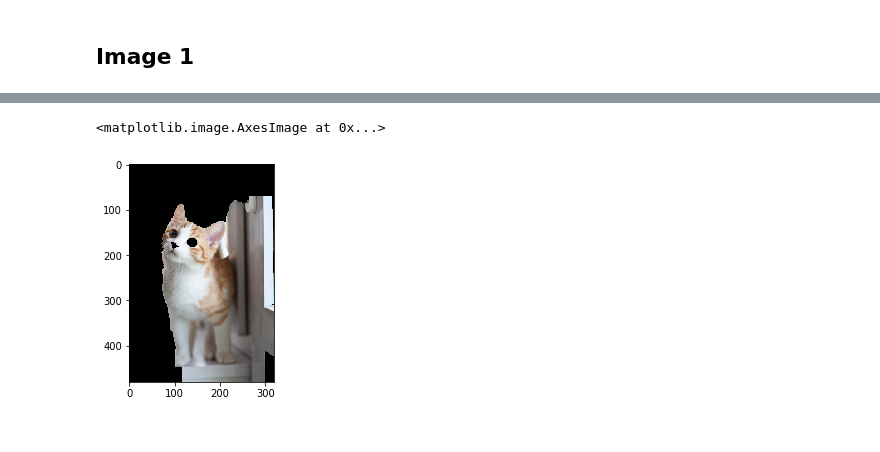
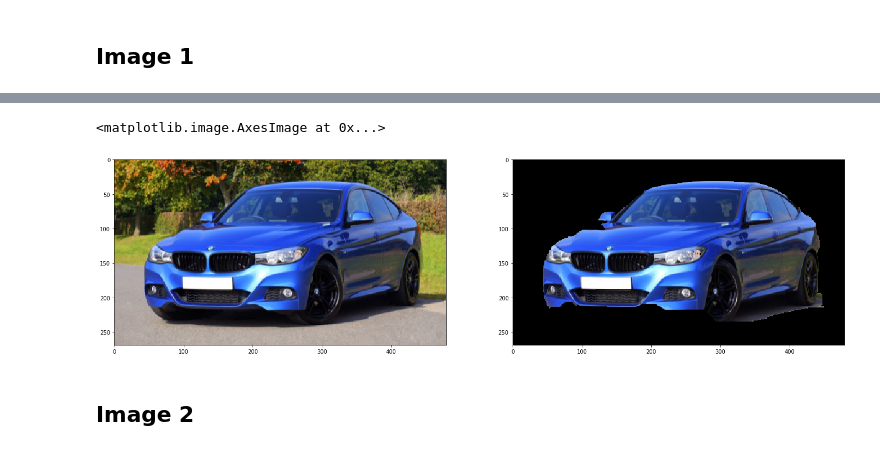
Before and after one commit to AChepurnoi/ucu-computer-vision, a Jupyter notebook: hw2/hw2_3.ipynb, the cells around one changed output, grey strips where cells are left out. Saved outputs shown, nothing was run; the diff lists cells and outputs as text; code cells hidden in the pictures.

Commit message:
Change image output

```diff
--- a/hw2/hw2_3.ipynb
+++ b/hw2/hw2_3.ipynb
@@ -140,15 +20,0 @@ plt.imshow(cv2.cvtColor(img, cv2.COLOR_BGR2RGB))
-# %%
-(w,h) = img.shape[:2]
-mask = np.zeros((w,h),np.uint8)
-mask[100:200, 200:300] = 1
-mask[0:100, 0:50] = 0
-bgdModel = np.zeros((1,65),np.float64)
-fgdModel = np.zeros((1,65),np.float64)
-rect = (70,70,250,450)
-mask, bgdModel, fgdModel = cv2.grabCut(img,mask,rect,bgdModel,fgdModel,5,cv2.GC_INIT_WITH_RECT)
-mask = np.where((mask==2)|(mask==0),0,1).astype('uint8')
-image_segmented = img*mask[:,:,np.newaxis]
-plt.imshow(cv2.cvtColor(image_segmented, cv2.COLOR_BGR2RGB))
-# %% [output]
-<matplotlib.image.AxesImage at 0x...>
-[figure, removed]
@@ -154,0 +24,20 @@ plt.imshow(cv2.cvtColor(image_segmented, cv2.COLOR_BGR2RGB))
+# %%
+(w,h) = img.shape[:2]
+mask = np.zeros((w,h),np.uint8)
+bgdModel = np.zeros((1,65),np.float64)
+fgdModel = np.zeros((1,65),np.float64)
+rect = (25,25,430,210)
+mask, bgdModel, fgdModel = cv2.grabCut(img,mask,rect,bgdModel,fgdModel,15,cv2.GC_INIT_WITH_RECT)
+mask = np.where((mask==2)|(mask==0),0,1).astype('uint8')
+image_segmented = img*mask[:,:,np.newaxis]
+# %%
+plt.figure(figsize=(24, 16))
+plt.subplot(1, 2, 1)
+plt.imshow(cv2.cvtColor(img, cv2.COLOR_BGR2RGB))
+plt.subplot(1, 2, 2)
+plt.imshow(cv2.cvtColor(image_segmented, cv2.COLOR_BGR2RGB))
+# %% [output]
+<matplotlib.image.AxesImage at 0x...>
+[figure, added]
+# %% [markdown]
+## Image 2
```
Also changed, not shown: parts of 33 cells of this notebook, 1 other file.
